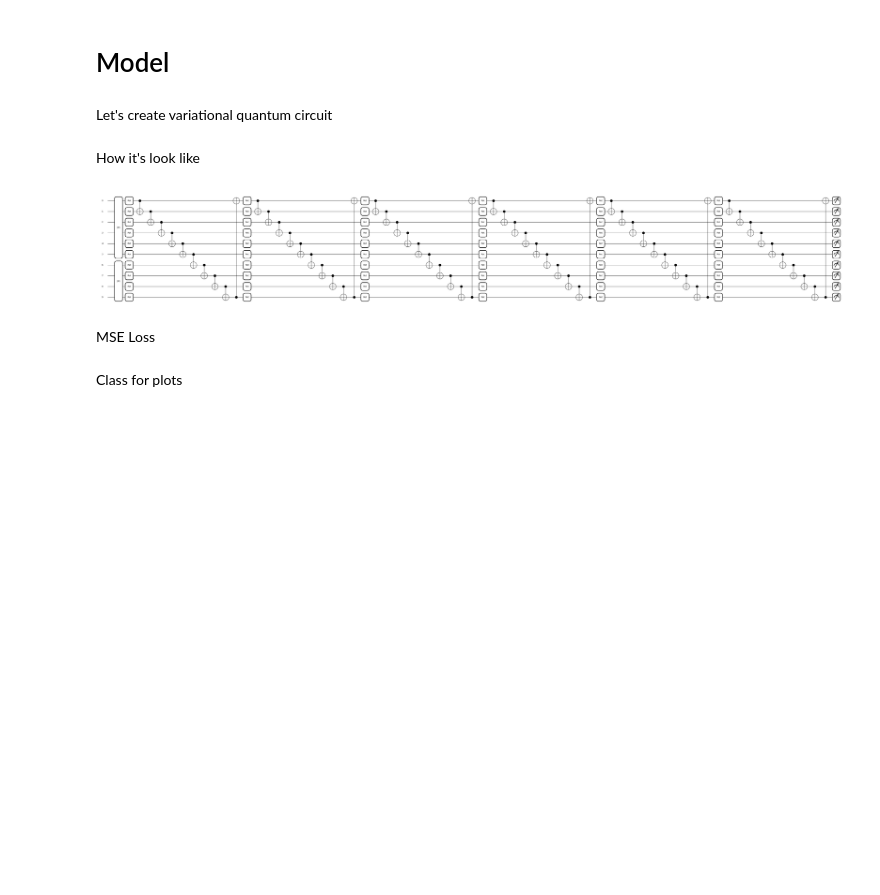
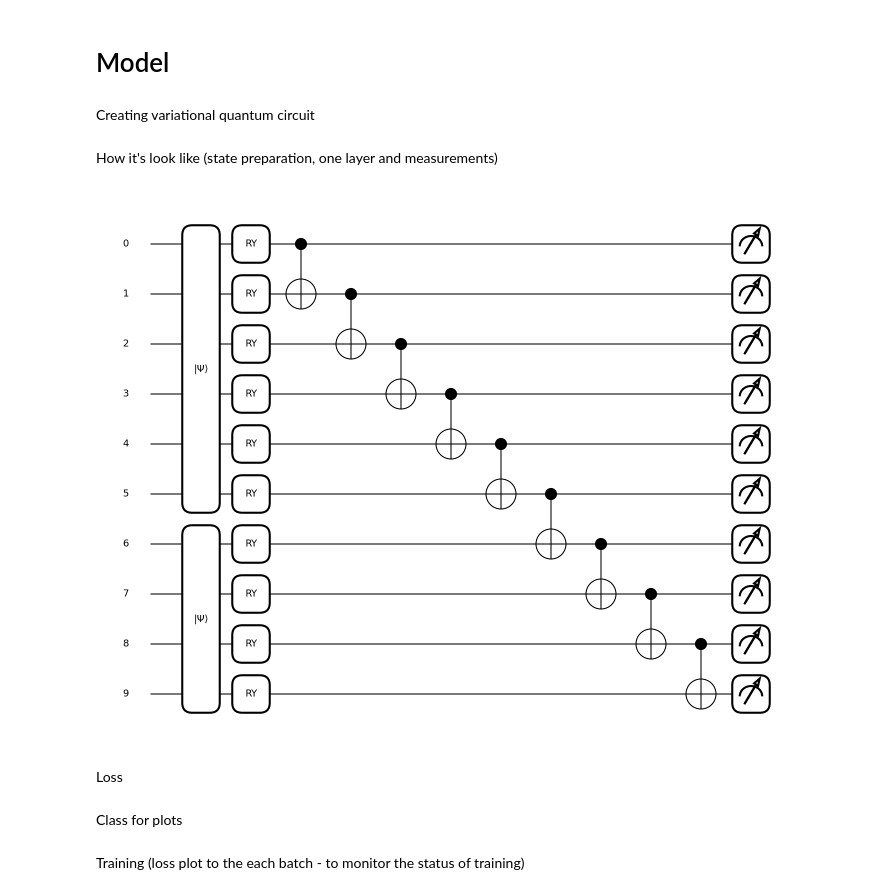
Before and after one commit to Oounce/classical-quantum-mnist, a Jupyter notebook: Quantum_Reconstruction_dense.ipynb, the cells around one changed output. Drawn from its saved outputs; the diff is of its cells as text; code cells hidden in the pictures; blank space fills up the shorter version.

```diff
--- a/Quantum_Reconstruction_dense.ipynb
+++ b/Quantum_Reconstruction_dense.ipynb
@@ -54,7 +59,7 @@ class MesurementDataset(Dataset):
     def __init__(self, mnist):
         super().__init__()
         self.labels = mnist.targets
-        images = mnist.data
+        images = torch.cat([mnist.data[mnist.targets == 0][:640], mnist.data[mnist.targets == 1][:640]])
         transform = transforms.Compose([transforms.ConvertImageDtype(torch.float32),
                                         transforms.Resize(32)])
 
@@ -116,39 +109,26 @@ import pennylane as qml
 np.random.seed(0)
 torch.manual_seed(0)
 
-num_qubits = int(np.ceil(np.log2(32 * 32))) # 10
+num_qubits = int(np.ceil(np.log2(px * px))) # 10
 
-#dev = qml.device("lightning.qubit", wires=num_qubits)#, shots=10000)
 dev = qml.device("default.qubit", wires=num_qubits)
 # %% [markdown]
-Let's create variational quantum circuit
+Creating variational quantum circuit
 # %%
 def layer(W):
     for i in range(num_qubits):
-        qml.Rot(W[i, 0], W[i, 1], W[i, 2], wires=i)
+        qml.RY(W[i, 0], wires=i)
     for j in range(num_qubits - 1):
         qml.CNOT(wires=[j, j + 1])
-    if num_qubits >= 2:
-        qml.CNOT(wires=[num_qubits - 1, 0])
 # %%
-from catalyst import qjit
-from jax import numpy as jnp
-
-@qjit
-#@qml.qnode(dev, diff_method="adjoint", interface="torch") # не подходит тип измерений
-#@qml.qnode(dev, diff_method="parameter-shift", interface="torch") # медленно
-@qml.qnode(dev, diff_method="backprop", interface="torch") # только default qubit
+@qml.qnode(dev, diff_method="backprop", interface="torch")
 def circuit(weights, feat=None):
-    qml.AmplitudeEmbedding(feat, wires=range(10), pad_with=0.0, normalize=True)
-    #qml.MottonenStatePreparation(state_vector=feat/np.linalg.norm(feat.cpu().numpy()), wires=range(6))
-    #zero_state = np.zeros(16)
-    #zero_state[0] = 1
-    #qml.MottonenStatePreparation(state_vector=zero_state, wires=range(6,10))
+    qml.AmplitudeEmbedding(feat, wires=range(6), pad_with=0.0, normalize=True)
     qml.BasisState(np.array([0, 0, 0, 0]), wires=range(6,10))
 
     for W in weights:
         layer(W)
 
-    return qml.probs()
+    return qml.state()
 # %%
 def variational_circuit(q_circuit, params, feat):
@@ -157,18 +136,16 @@ def variational_circuit(q_circuit, params, feat):
     probs = q_circuit(angles, feat=feat)
     return probs
 # %% [markdown]
-How it's look like
+How it's look like (state preparation, one layer and measurements)
 # %%
 from matplotlib import pyplot as plt
 from torch.autograd import Variable
 
-all_weights = Variable(0.1 * torch.randn(6, 10, 3).to(device), requires_grad=True)
-all_bias = Variable(0.1 * torch.ones(1).to(device), requires_grad=True)
-params = (all_weights, all_bias)
+all_weights = Variable(0.1 * torch.randn(1, 10, 1).to(device), requires_grad=True)
+features = torch.randn(64)
+params = (all_weights,)
 
-fig, ax = qml.draw_mpl(circuit)(params[0], params[1])
+fig, ax = qml.draw_mpl(circuit)(params[0], features)
 plt.show()
 # %% [output]
-[figure, old version]
+[figure, new version]
-# %% [markdown]
-MSE Loss
@@ -186,0 +152,2 @@ def mse_loss(q_circuit, all_params, feature_vecs, target_images):
+# %% [markdown]
+Loss
@@ -225,6 +213,8 @@ class ProgressPlotter:
                 ax[key_idx].set_xticklabels(np.arange(history_len))
         fig.tight_layout()
         plt.show()
+# %% [markdown]
+Training (loss plot to the each batch - to monitor the status of training)
 # %%
 %%time
 from tqdm.notebook import tqdm
```
Also changed, not shown: parts of 24 cells of this notebook, 7 other files.
